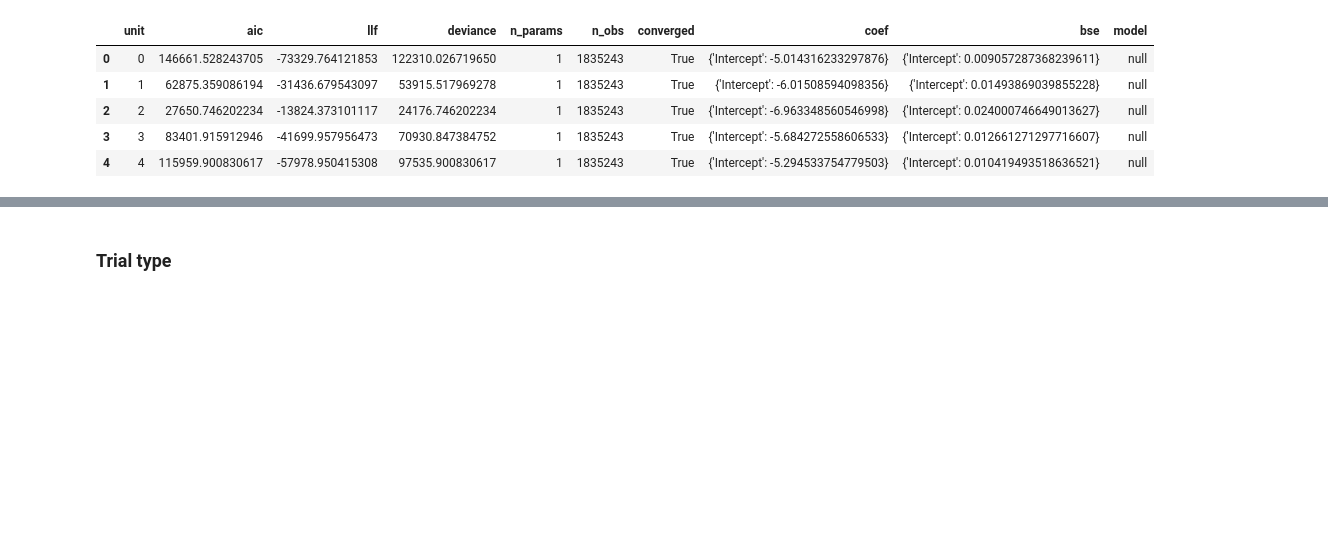
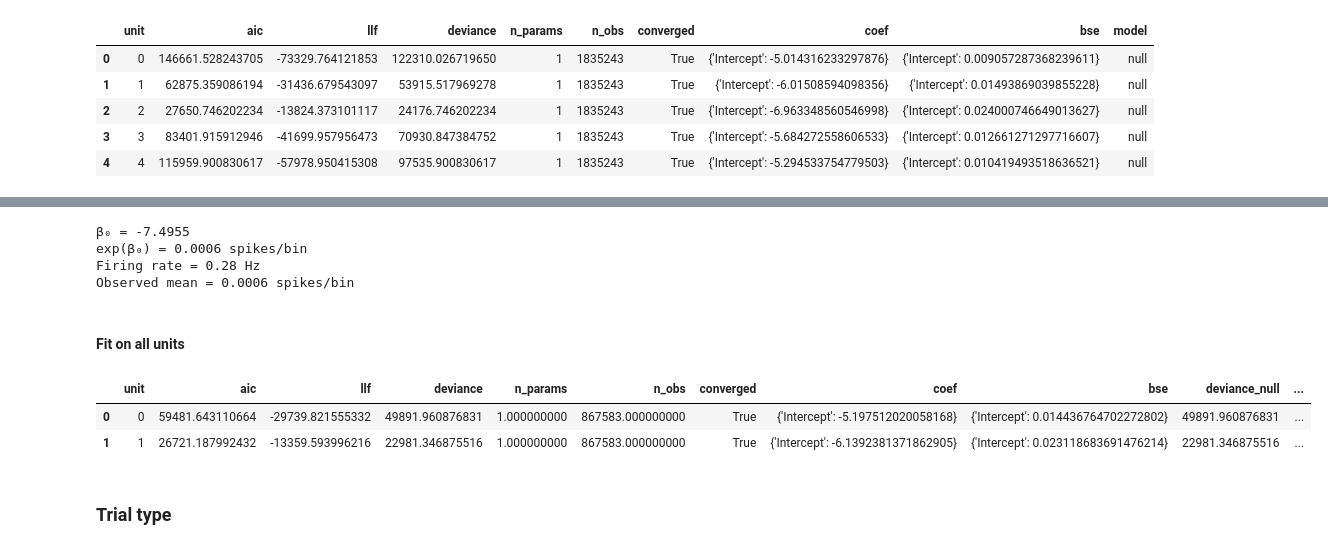
Before and after one commit to anirudh073/pfc-movement-analysis, a Jupyter notebook: notebooks/encoding.ipynb, the cells around one changed output, grey strips where cells are left out. Drawn from its saved outputs; the diff is of its cells as text; code cells hidden in the pictures; blank space fills up the shorter version.

```diff
--- a/notebooks/encoding.ipynb
+++ b/notebooks/encoding.ipynb
@@ -184,0 +220,16 @@ null_model_all.head()
+# %%
+# Interpret the coefficient
+mean_count_per_bin = np.exp(results_constant_out.params["Intercept"])
+mean_rate_hz = mean_count_per_bin / BIN_SIZE
+
+print(f"β₀ = {results_constant_out.params['Intercept']:.4f}")
+print(f"exp(β₀) = {mean_count_per_bin:.4f} spikes/bin")
+print(f"Firing rate = {mean_rate_hz:.2f} Hz")
+print(f'Observed mean = {spk_cov_df[spk_cov_df["trial_type"]=="outbound"]["spike_count"].mean():.4f} spikes/bin')
+# %% [output]
+β₀ = -7.4955
+exp(β₀) = 0.0006 spikes/bin
+Firing rate = 0.28 Hz
+Observed mean = 0.0006 spikes/bin
+# %% [markdown]
+#### Fit on all units
@@ -185,3 +239,12 @@ null_model_all.head()
+# %%
+# null_model_out_all["model"] = "null_out"
+# null_model_out_all.to_csv(f"{base_dir}/null_model_out_all.csv")
+null_model_out_all = pd.read_csv(f"{base_dir}/null_model_out_all.csv", index_col=0)
+null_model_out_all.head(2)
+# %% [output]
+|  | unit | aic | llf | deviance | n_params | n_obs | converged | coef | bse | deviance_null | ... |
+| 0 | 0 | 59481.643110664 | -29739.821555332 | 49891.960876831 | 1.000000000 | 867583.000000000 | True | {'Intercept': -5.197512020058168} | {'Intercept': 0.014436764702272802} | 49891.960876831 | ... |
+| 1 | 1 | 26721.187992432 | -13359.593996216 | 22981.346875516 | 1.000000000 | 867583.000000000 | True | {'Intercept': -6.1392381371862905} | {'Intercept': 0.023118683691476214} | 22981.346875516 | ... |
 # %% [markdown]
 ### Trial type
 # %% [markdown]
```
Also changed, not shown: parts of 18 cells of this notebook.
